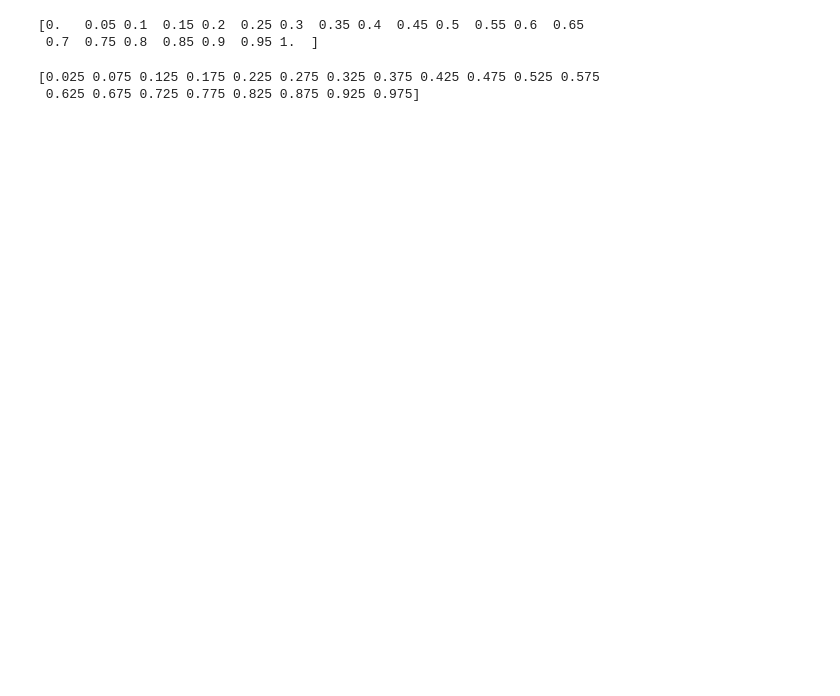
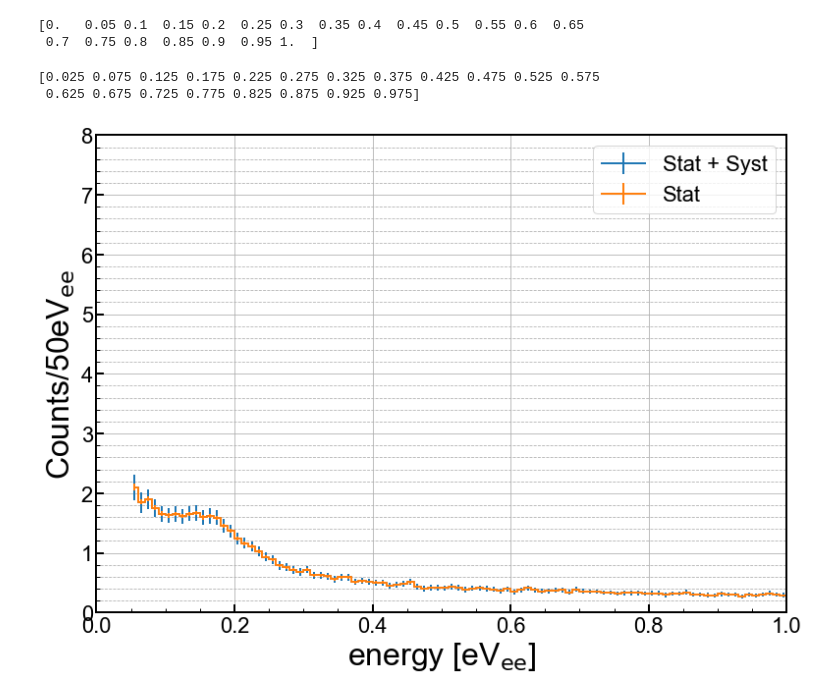
Before and after one commit to villano-lab/thermal-flux_paper2023, a Jupyter notebook: DAMIC/preliminary_plots.ipynb, the cells around one changed output. Drawn from its saved outputs; the diff is of its cells as text; code cells hidden in the pictures; blank space fills up the shorter version.

```diff
--- a/DAMIC/preliminary_plots.ipynb
+++ b/DAMIC/preliminary_plots.ipynb
@@ -115,0 +142,44 @@ print(xcq)
+# %%
+#set up a 1d plot
+fig,axes = plt.subplots(1,1,figsize=(11.0,8.0),sharex=True)
+ax1 = axes
+
+
+
+#print(estring)
+
+
+#axs1.errorbar(Ebin_ctr[Ebin_ctr>50],RQss[1]['N_meas'][Ebin_ctr>50],(RQss[1]['dN_meas'].T[Ebin_ctr>50]).T,
+#                ecolor='k', marker='o',markersize=8,color='k', linestyle='none',label='Measured',zorder=5,linewidth=3)
+
+
+line_r_syst=ax1.errorbar(Ebins_ctr[cthresh]/1000,60*r_syst2[cthresh],yerr=(60*dr_syst2[::-1])[:,cthresh],drawstyle = 'steps-mid', linewidth=2, label='Stat + Syst')
+line_r_stat=ax1.errorbar(Ebins_ctr[cthresh]/1000,60*r_stat[cthresh],yerr=60*dr_stat[::-1][:,cthresh],drawstyle = 'steps-mid', linewidth=2, label='Stat')
+
+ymin = 0
+ymax = 8
+
+blue = '#118DFA'
+
+
+
+ax1.set_yscale('linear')
+#ax1.set_yscale('log')
+ax1.set_xlim(0.0, 1)
+ax1.set_ylim(ymin,ymax)
+ax1.set_xlabel(r'energy [eV$_{\mathrm{ee}}$]')
+ax1.set_ylabel('Counts/50eV$_{\mathrm{ee}}$')
+ax1.grid(True)
+ax1.yaxis.grid(True,which='minor',linestyle='--')
+ax1.legend(loc=1,prop={'size':22})
+#ax1.legend(bbox_to_anchor=(1.04,1),borderaxespad=0,prop={'size':22})
+
+for axis in ['top','bottom','left','right']:
+  ax1.spines[axis].set_linewidth(2)
+
+plt.tight_layout()
+#plt.savefig('paper_figures/hist.eps')
+#plt.savefig('paper_figures/hist.pdf')
+plt.show()
+# %% [output]
+[figure, added]
```
Also changed, not shown: parts of 3 cells of this notebook, 40 other files.
